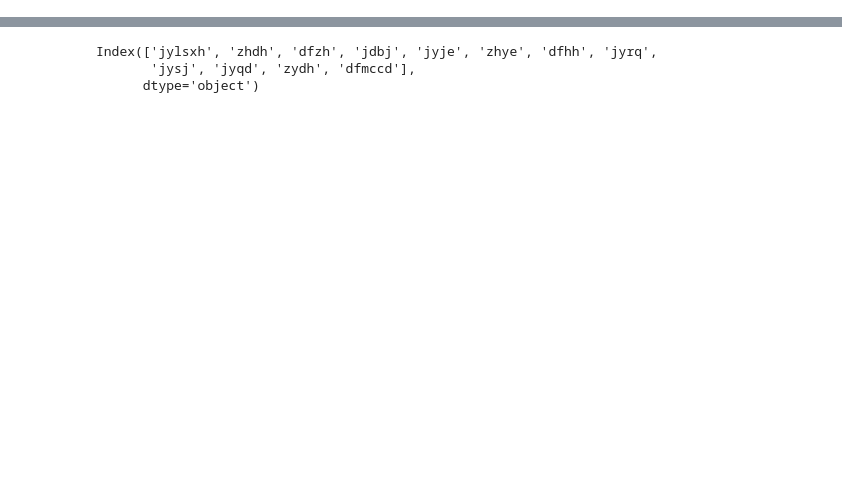
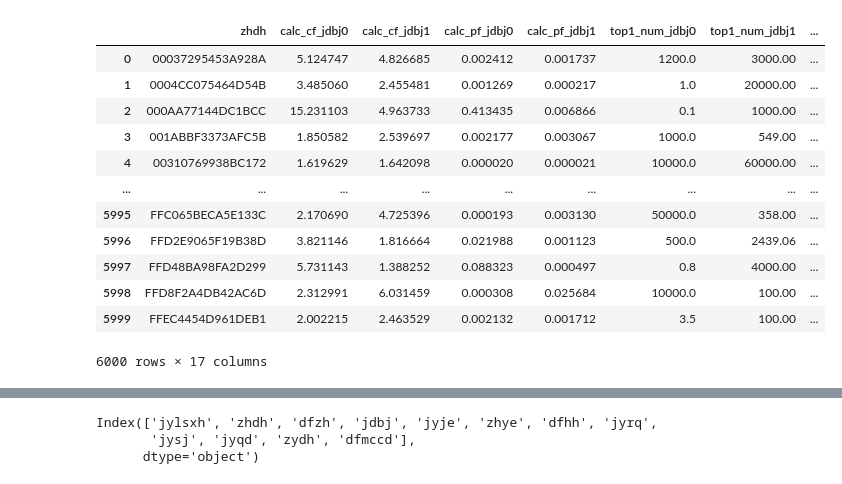
Before and after one commit to linytsysu/dcic2023, a Jupyter notebook: eda.ipynb, the cells around one changed output, grey strips where cells are left out. Drawn from its saved outputs; the diff is of its cells as text; code cells hidden in the pictures; blank space fills up the shorter version.

```diff
--- a/eda.ipynb
+++ b/eda.ipynb
@@ -8,0 +140,27 @@ y_test = pd.read_csv('./data/test_dataset.csv')
+# %%
+tmp = account_trade.groupby(['zhdh', 'jdbj'])['jyje']\
+    .agg([calc_cf, calc_pf, top1_num, top1_ratio,
+          top2_num, top2_ratio, top3_num, top3_ratio]).reset_index()
+# %%
+tmp = tmp.pivot(index='zhdh', columns=['jdbj'],
+          values=['calc_cf', 'calc_pf', 'top1_num', 'top1_ratio',
+                  'top2_num', 'top2_ratio', 'top3_num', 'top3_ratio'])
+# %%
+tmp.columns = [f'{c[0]}_jdbj{c[1]}' for c in tmp.columns]
+tmp = tmp.reset_index()
+# %%
+tmp
+# %% [output]
+|  | zhdh | calc_cf_jdbj0 | calc_cf_jdbj1 | calc_pf_jdbj0 | calc_pf_jdbj1 | top1_num_jdbj0 | top1_num_jdbj1 | ... |
+| 0 | 00037295453A928A | 5.124747 | 4.826685 | 0.002412 | 0.001737 | 1200.0 | 3000.00 | ... |
+| 1 | 0004CC075464D54B | 3.485060 | 2.455481 | 0.001269 | 0.000217 | 1.0 | 20000.00 | ... |
+| 2 | 000AA77144DC1BCC | 15.231103 | 4.963733 | 0.413435 | 0.006866 | 0.1 | 1000.00 | ... |
+| 3 | 001ABBF3373AFC5B | 1.850582 | 2.539697 | 0.002177 | 0.003067 | 1000.0 | 549.00 | ... |
+| 4 | 00310769938BC172 | 1.619629 | 1.642098 | 0.000020 | 0.000021 | 10000.0 | 60000.00 | ... |
+| ... | ... | ... | ... | ... | ... | ... | ... | ... |
+| 5995 | FFC065BECA5E133C | 2.170690 | 4.725396 | 0.000193 | 0.003130 | 50000.0 | 358.00 | ... |
+| 5996 | FFD2E9065F19B38D | 3.821146 | 1.816664 | 0.021988 | 0.001123 | 500.0 | 2439.06 | ... |
+| 5997 | FFD48BA98FA2D299 | 5.731143 | 1.388252 | 0.088323 | 0.000497 | 0.8 | 4000.00 | ... |
+| 5998 | FFD8F2A4DB42AC6D | 2.312991 | 6.031459 | 0.000308 | 0.025684 | 10000.0 | 100.00 | ... |
+| 5999 | FFEC4454D961DEB1 | 2.002215 | 2.463529 | 0.002132 | 0.001712 | 3.5 | 100.00 | ... |
+6000 rows × 17 columns
```
Also changed, not shown: parts of 27 cells of this notebook, 8 other files.
